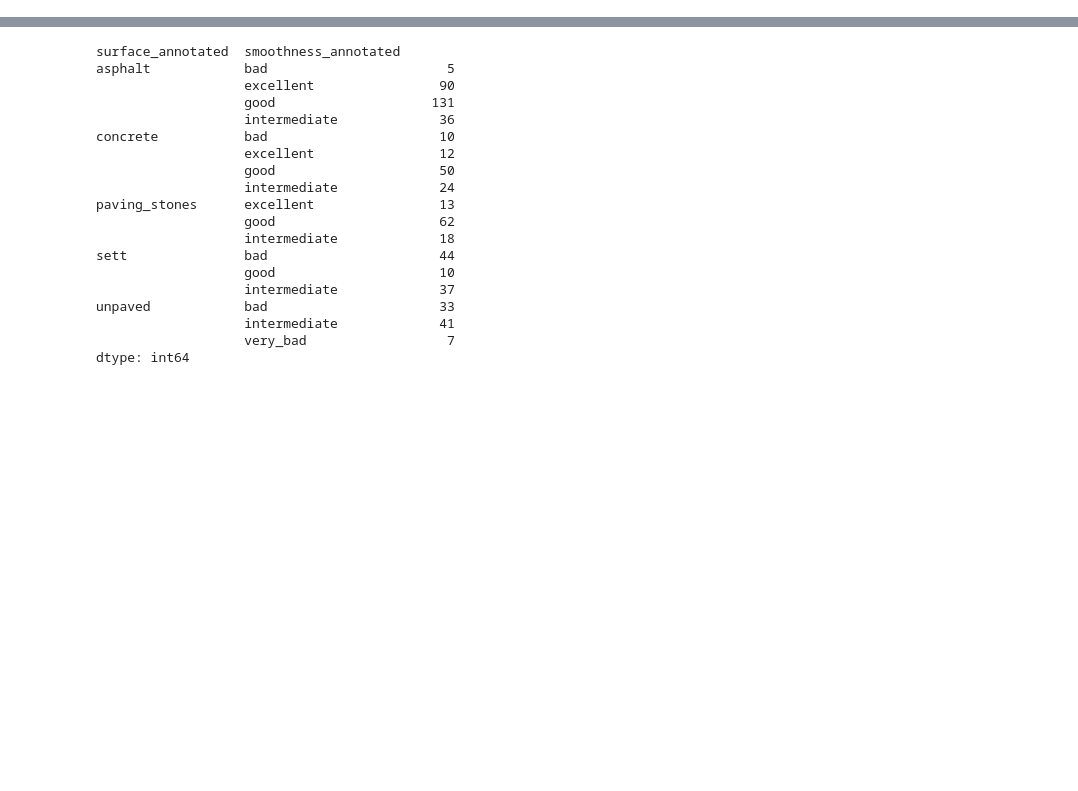
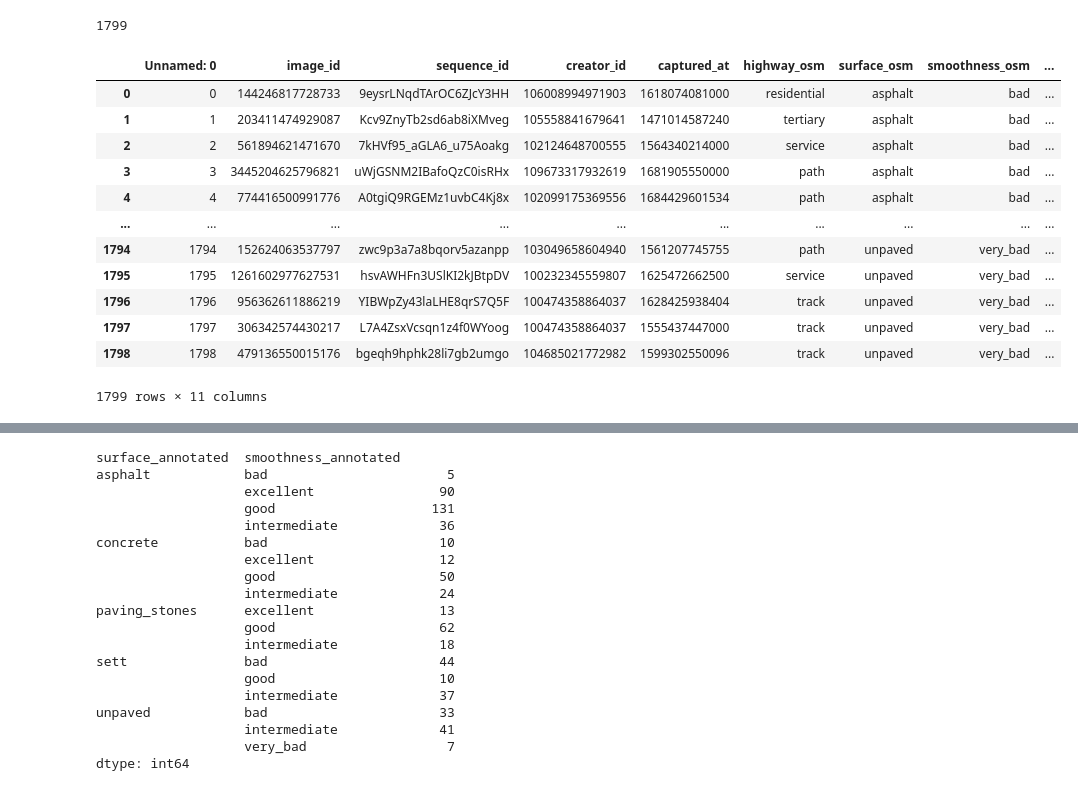
Before and after one commit to SurfaceAI/dataset_creation, a Jupyter notebook: src/scripts/analysis/analyze_prediction_V4.ipynb, the cells around one changed output, grey strips where cells are left out. Saved outputs shown, nothing was run; the diff lists cells and outputs as text; code cells hidden in the pictures; blank space fills up the shorter version.

```diff
--- a/src/scripts/analysis/analyze_prediction_V4.ipynb
+++ b/src/scripts/analysis/analyze_prediction_V4.ipynb
@@ -9,3 +8,23 @@ pred = pd.read_csv("/Users/alexandra/Nextcloud-HTW/SHARED/SurfaceAI/data/mapilla
 # %%
-annot = pd.read_csv("/Users/alexandra/Nextcloud-HTW/SHARED/SurfaceAI/data/mapillary_images/training/V4/metadata/v4_labels.csv")
+annot = pd.read_csv("../../../data/v4/v4_labels.csv")
 annot.rename({"id":"image_id"}, axis=1, inplace=True)
+# %%
+len(annot)
+# %% [output]
+1799
+# %%
+annot
+# %% [output]
+|  | Unnamed: 0 | image_id | sequence_id | creator_id | captured_at | highway_osm | surface_osm | smoothness_osm | ... |
+| 0 | 0 | 144246817728733 | 9eysrLNqdTArOC6ZJcY3HH | 106008994971903 | 1618074081000 | residential | asphalt | bad | ... |
+| 1 | 1 | 203411474929087 | Kcv9ZnyTb2sd6ab8iXMveg | 105558841679641 | 1471014587240 | tertiary | asphalt | bad | ... |
+| 2 | 2 | 561894621471670 | 7kHVf95_aGLA6_u75Aoakg | 102124648700555 | 1564340214000 | service | asphalt | bad | ... |
+| 3 | 3 | 3445204625796821 | uWjGSNM2IBafoQzC0isRHx | 109673317932619 | 1681905550000 | path | asphalt | bad | ... |
+| 4 | 4 | 774416500991776 | A0tgiQ9RGEMz1uvbC4Kj8x | 102099175369556 | 1684429601534 | path | asphalt | bad | ... |
+| ... | ... | ... | ... | ... | ... | ... | ... | ... | ... |
+| 1794 | 1794 | 152624063537797 | zwc9p3a7a8bqorv5azanpp | 103049658604940 | 1561207745755 | path | unpaved | very_bad | ... |
+| 1795 | 1795 | 1261602977627531 | hsvAWHFn3USlKI2kJBtpDV | 100232345559807 | 1625472662500 | service | unpaved | very_bad | ... |
+| 1796 | 1796 | 956362611886219 | YIBWpZy43laLHE8qrS7Q5F | 100474358864037 | 1628425938404 | track | unpaved | very_bad | ... |
+| 1797 | 1797 | 306342574430217 | L7A4ZsxVcsqn1z4f0WYoog | 100474358864037 | 1555437447000 | track | unpaved | very_bad | ... |
+| 1798 | 1798 | 479136550015176 | bgeqh9hphk28li7gb2umgo | 104685021772982 | 1599302550096 | track | unpaved | very_bad | ... |
+1799 rows × 11 columns
```
Also changed, not shown: parts of 6 cells of this notebook, 5 other files.
